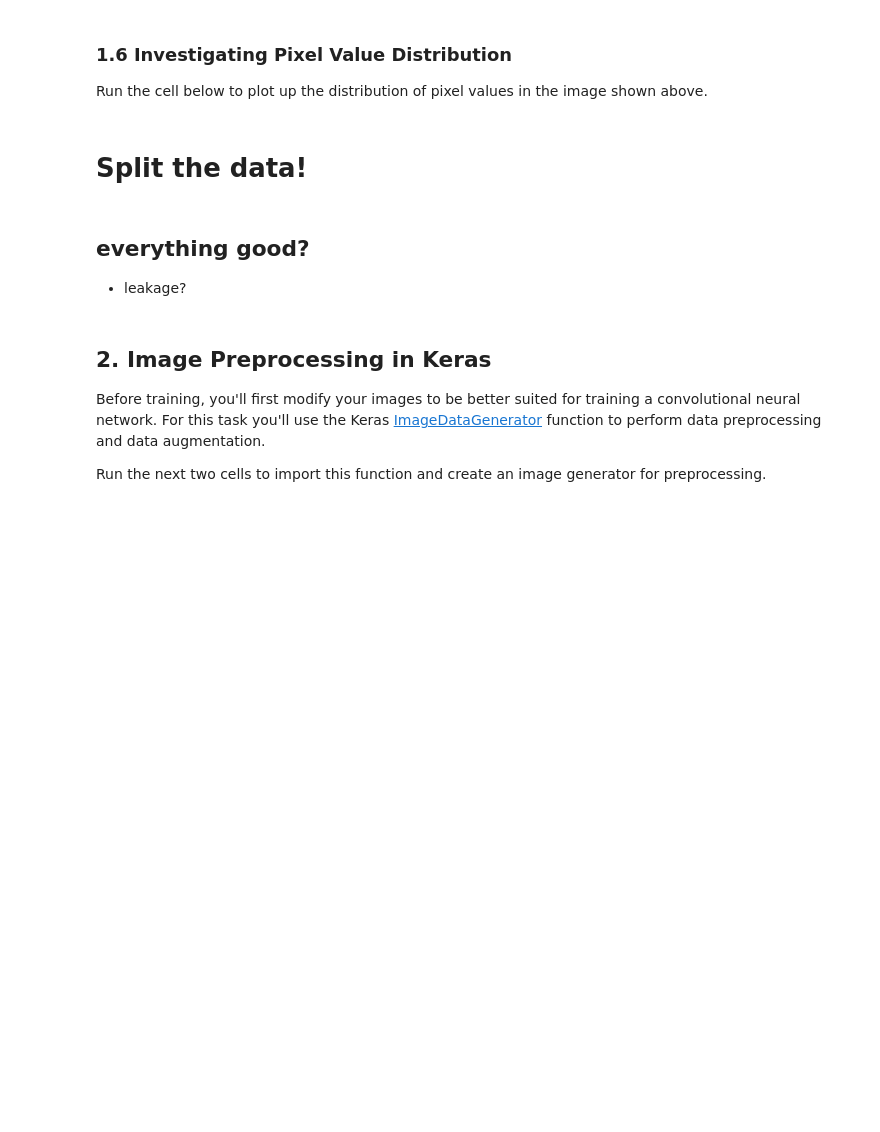
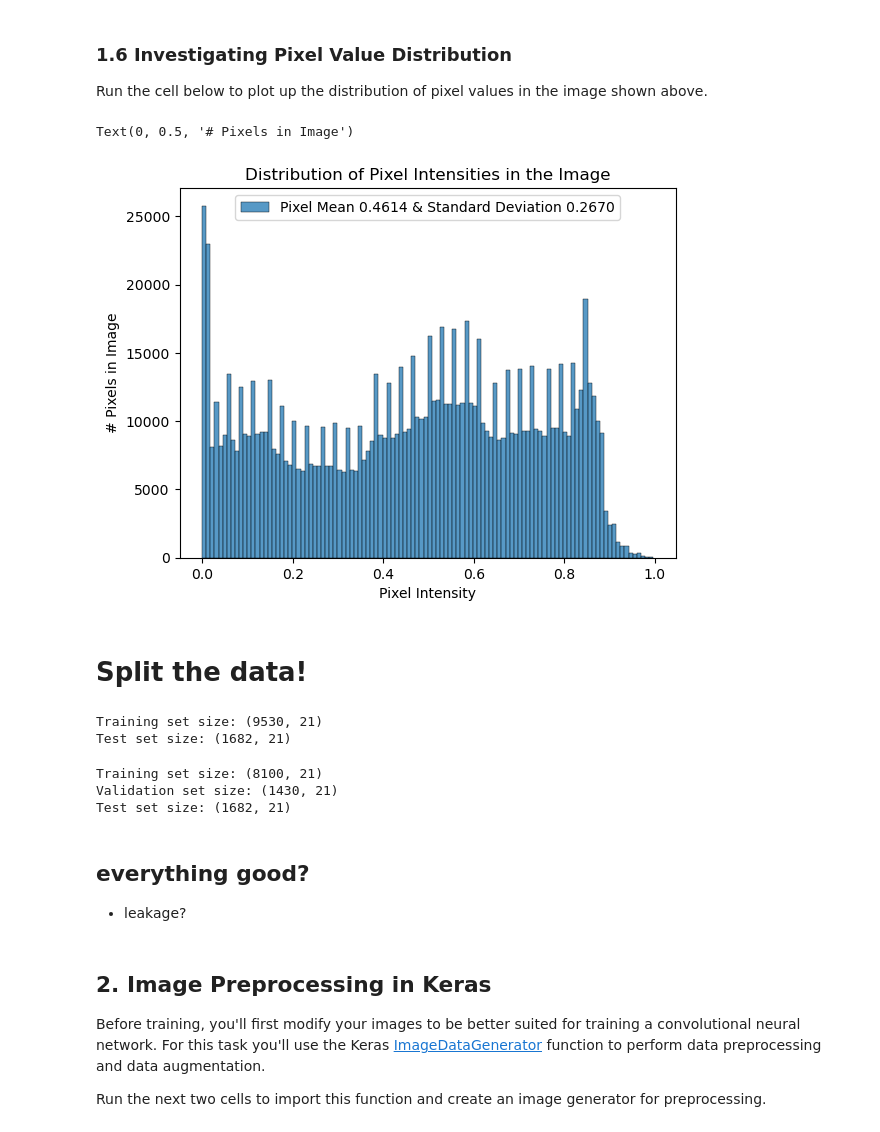
Before and after one commit to Knerten0815/ai_for_smart_health, a Jupyter notebook: Notebooks/ai_smart_health_05_first_CNNs_X-ray_template.ipynb, the cells around one changed output. Drawn from its saved outputs; the diff is of its cells as text; code cells hidden in the pictures; blank space fills up the shorter version.

```diff
--- a/Notebooks/ai_smart_health_05_first_CNNs_X-ray_template.ipynb
+++ b/Notebooks/ai_smart_health_05_first_CNNs_X-ray_template.ipynb
@@ -132,29 +234,40 @@ print(f"The mean value of the pixels is {raw_image.mean():.4f} and the standard
 Run the cell below to plot up the distribution of pixel values in the image shown above.
 # %%
 # Plot a histogram of the distribution of the pixels
-sb.distplot(raw_image.ravel(),
+sb.histplot(raw_image.ravel(),
             label=f'Pixel Mean {np.mean(raw_image):.4f} & Standard Deviation {np.std(raw_image):.4f}', kde=False)
 plt.legend(loc='upper center')
 plt.title('Distribution of Pixel Intensities in the Image')
 plt.xlabel('Pixel Intensity')
 plt.ylabel('# Pixels in Image')
+# %% [output]
+Text(0, 0.5, '# Pixels in Image')
+[figure, added]
 # %% [markdown]
 # Split the data!
 # %%
 from sklearn.model_selection import train_test_split
 
-train_df, test_df = train_test_split(#...
-                                    )
+train_df, test_df = train_test_split(metadata_df, test_size=0.15, random_state=42,
+                                     stratify=metadata_df["mass"]
+                                     )
 print(f"Training set size: {train_df.shape}")
 print(f"Test set size: {test_df.shape}")
+# %% [output]
+Training set size: (9530, 21)
+Test set size: (1682, 21)
 # %%
 # second split
 
-train_df, val_df = train_test_split(#...
+train_df, val_df = train_test_split(train_df, test_size=0.15, random_state=42,
                                     )
 print(f"Training set size: {train_df.shape}")
 print(f"Validation set size: {val_df.shape}")
 print(f"Test set size: {test_df.shape}")
+# %% [output]
+Training set size: (8100, 21)
+Validation set size: (1430, 21)
+Test set size: (1682, 21)
 # %% [markdown]
 ## everything good?
 - leakage?
```
Also changed, not shown: parts of 18 cells of this notebook, 2 other files.
